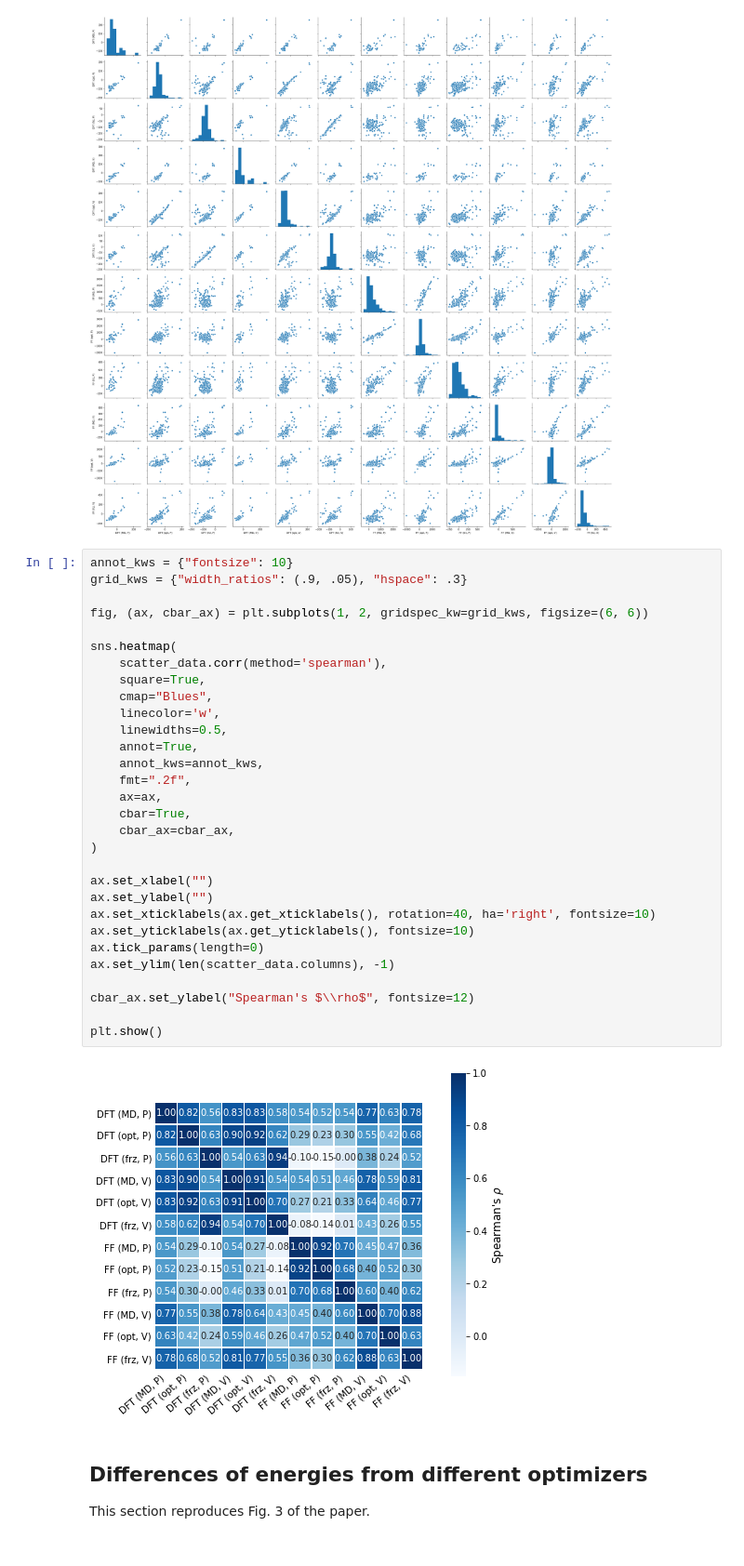
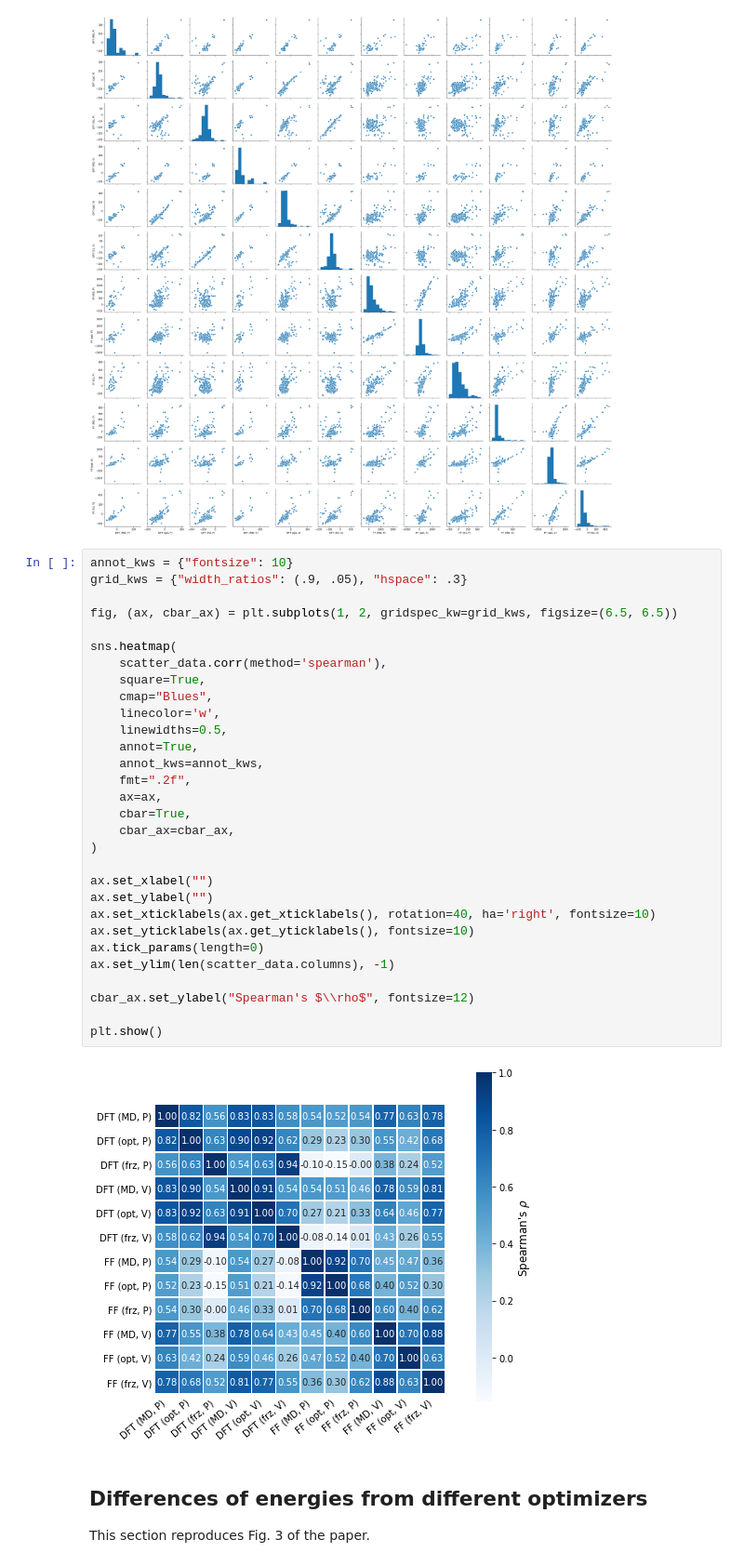
Before and after one commit to learningmatter-mit/Zeolite-Binding-Benchmark, a Jupyter notebook: plots.ipynb, the cells around one changed output. Shown at 93% size. Saved outputs shown, nothing was run; the diff lists cells and outputs as text.

Commit message:
plots

```diff
--- a/plots.ipynb
+++ b/plots.ipynb
@@ -55,35 +55,35 @@ plt.show()
 # %%
 annot_kws = {"fontsize": 10}
 grid_kws = {"width_ratios": (.9, .05), "hspace": .3}
 
-fig, (ax, cbar_ax) = plt.subplots(1, 2, gridspec_kw=grid_kws, figsize=(6, 6))
+fig, (ax, cbar_ax) = plt.subplots(1, 2, gridspec_kw=grid_kws, figsize=(6.5, 6.5))
 
 sns.heatmap(
     scatter_data.corr(method='spearman'),
     square=True,
     cmap="Blues",
     linecolor='w',
     linewidths=0.5,
     annot=True,
     annot_kws=annot_kws,
     fmt=".2f",
     ax=ax,
     cbar=True,
     cbar_ax=cbar_ax,
 )
 
 ax.set_xlabel("")
 ax.set_ylabel("")
 ax.set_xticklabels(ax.get_xticklabels(), rotation=40, ha='right', fontsize=10)
 ax.set_yticklabels(ax.get_yticklabels(), fontsize=10)
 ax.tick_params(length=0)
 ax.set_ylim(len(scatter_data.columns), -1)
 
 cbar_ax.set_ylabel("Spearman's $\\rho$", fontsize=12)
 
 plt.show()
 # %% [output]
-[figure, old version]
+[figure, new version]
 # %% [markdown]
 ## Differences of energies from different optimizers
 
```
Also changed, not shown: 1 other file.
